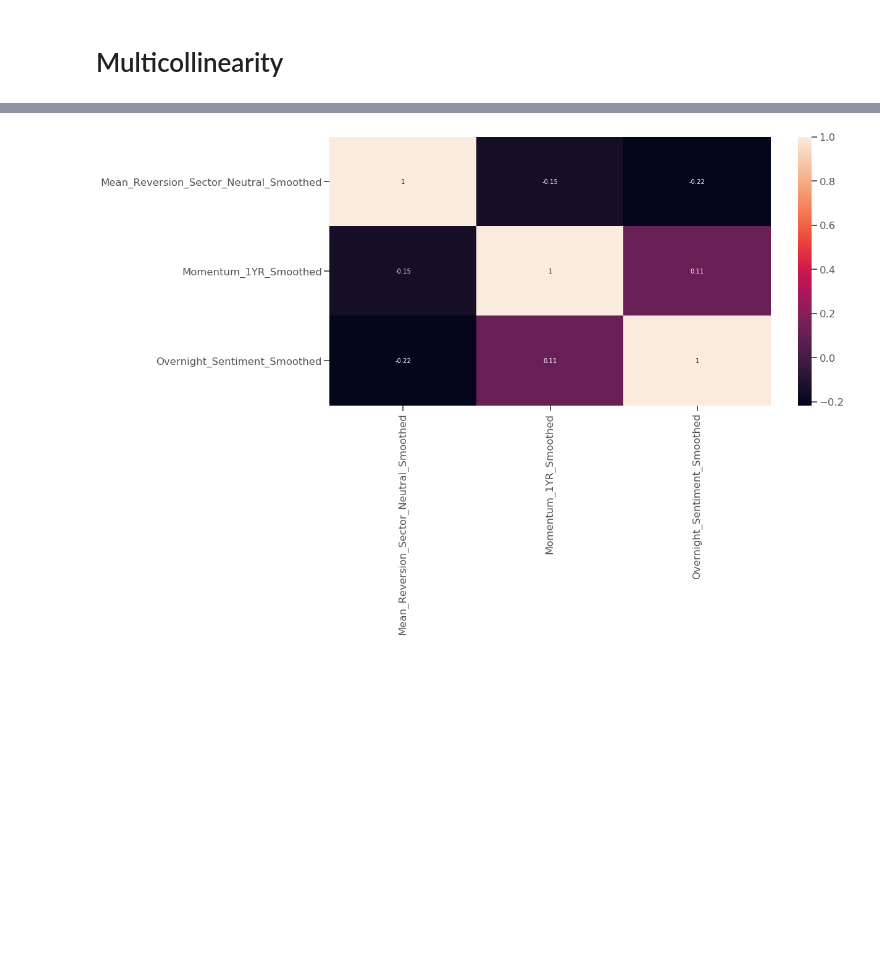
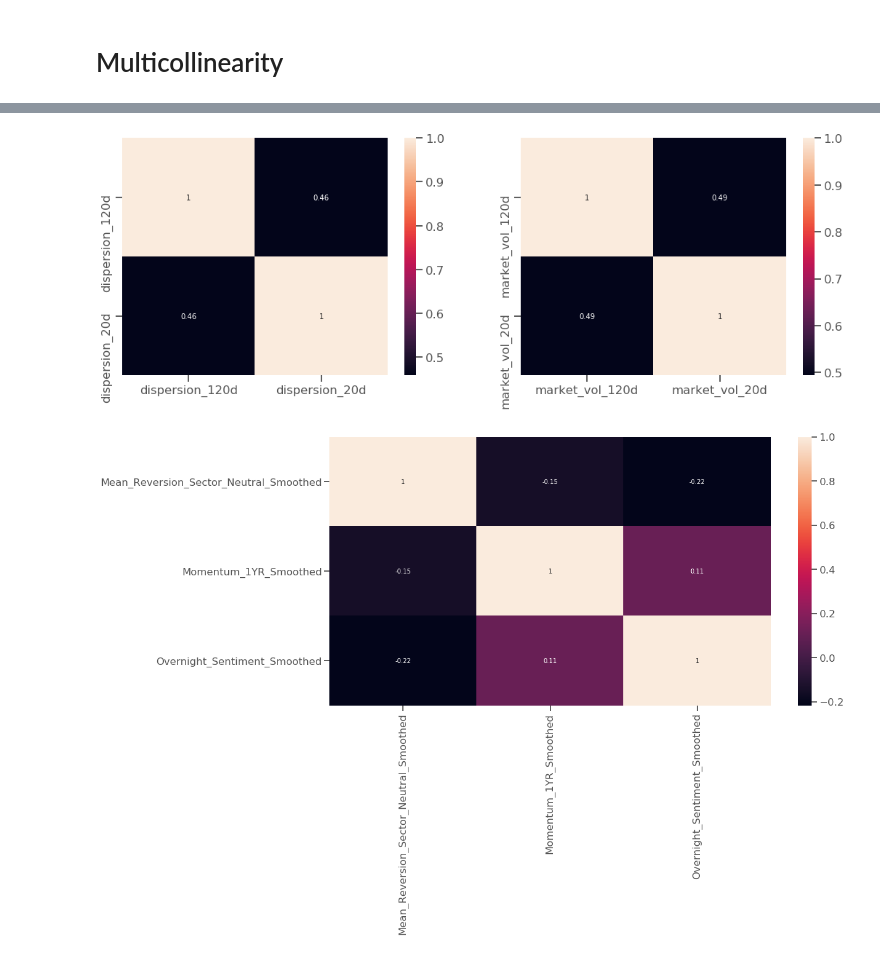
Before and after one commit to manualrg/dslab-ai-for-trading, a Jupyter notebook: notebooks/03_ml_models/01_mlmod_eda.ipynb, the cells around one changed output, grey strips where cells are left out. Drawn from its saved outputs; the diff is of its cells as text; code cells hidden in the pictures; blank space fills up the shorter version.

```diff
--- a/notebooks/03_ml_models/01_mlmod_eda.ipynb
+++ b/notebooks/03_ml_models/01_mlmod_eda.ipynb
@@ -35,3 +45,13 @@ plt.show()
+# %%
+fig, axs = plt.subplots(1, 2, figsize=(18, 6))
+ax = axs[0]
+sns.heatmap(all_factors[['dispersion_120d', 'dispersion_20d']].corr(),annot=True, ax=ax)
+ax = axs[1]
+sns.heatmap(all_factors[['market_vol_120d', 'market_vol_20d']].corr(),annot=True, ax=ax)
+
+plt.show()
+# %% [output]
+[figure, added]
 # %%
 sns.heatmap(all_factors[alpha_factors].corr(),annot=True)
 plt.show()
```
Also changed, not shown: parts of 45 cells of this notebook, 1 other file.
